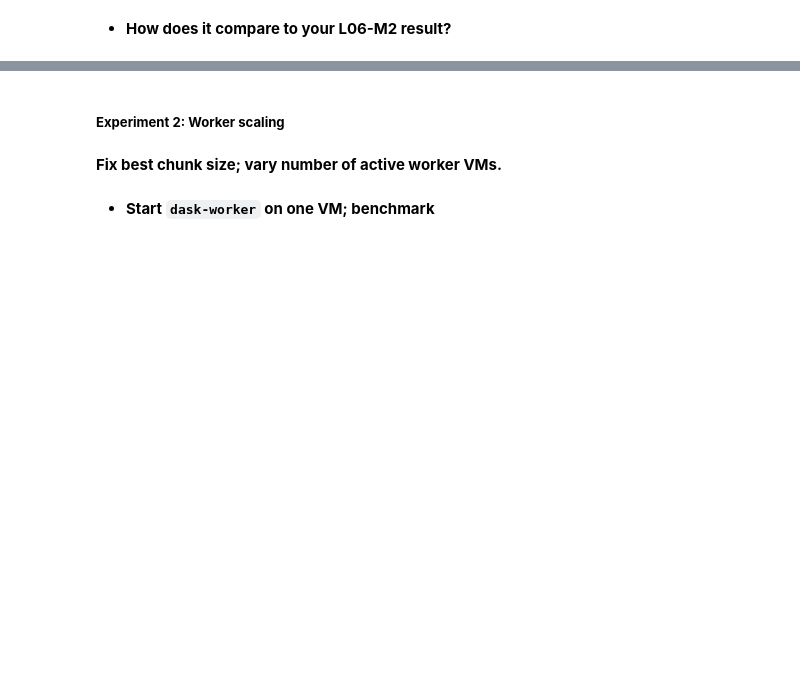
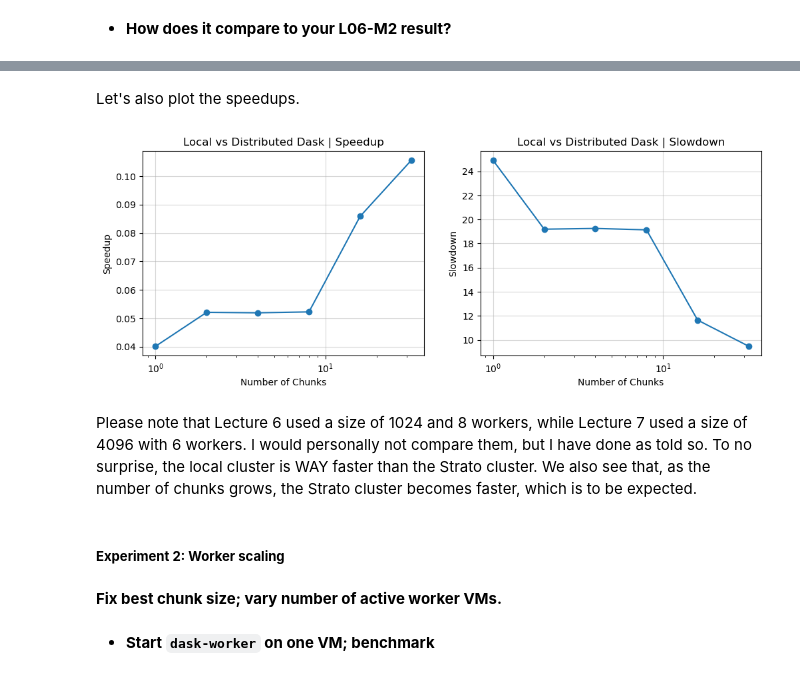
Before and after one commit to NDS8-TCP/nsc-mikkel, a Jupyter notebook: l07_exercises.ipynb, the cells around one changed output, grey strips where cells are left out. Cells and saved outputs as stored; diff of their text form; code cells hidden in the pictures; blank space fills up the shorter version.

```diff
--- a/l07_exercises.ipynb
+++ b/l07_exercises.ipynb
@@ -31,3 +112,31 @@
+# %% [markdown]
+Let's also plot the speedups.
+# %%
+speedups = np.array(l06_m2_time) / np.array(l07_m1_subset_time)
+slowdowns = 1 / speedups
+
+fig, axes = plt.subplots(1, 2, figsize=(12, 4))
+
+# Speedup
+axes[0].plot(l06_m2_chunks, speedups, marker="o")
+axes[0].set_xscale("log")
+axes[0].set_xlabel("Number of Chunks")
+axes[0].set_ylabel("Speedup")
+axes[0].grid(alpha=0.5)
+axes[0].set_title("Local vs Distributed Dask | Speedup")
+
+# Slowdown
+axes[1].plot(l06_m2_chunks, slowdowns, marker="o")
+axes[1].set_xscale("log")
+axes[1].set_xlabel("Number of Chunks")
+axes[1].set_ylabel("Slowdown")
+axes[1].grid(alpha=0.5)
+axes[1].set_title("Local vs Distributed Dask | Slowdown")
+plt.show()
+# %% [output]
+[figure, added]
+# %% [markdown]
+Please note that Lecture 6 used a size of 1024 and 8 workers, while Lecture 7 used a size of 4096 with 6 workers. I would personally not compare them, but I have done as told so. To no surprise, the local cluster is WAY faster than the Strato cluster. We also see that, as the number of chunks grows, the Strato cluster becomes faster, which is to be expected.
 # %% [markdown]
 ##### ****Experiment 2:** Worker scaling**
 # %% [markdown]
```
Also changed, not shown: parts of 25 cells of this notebook, 1 other file.
